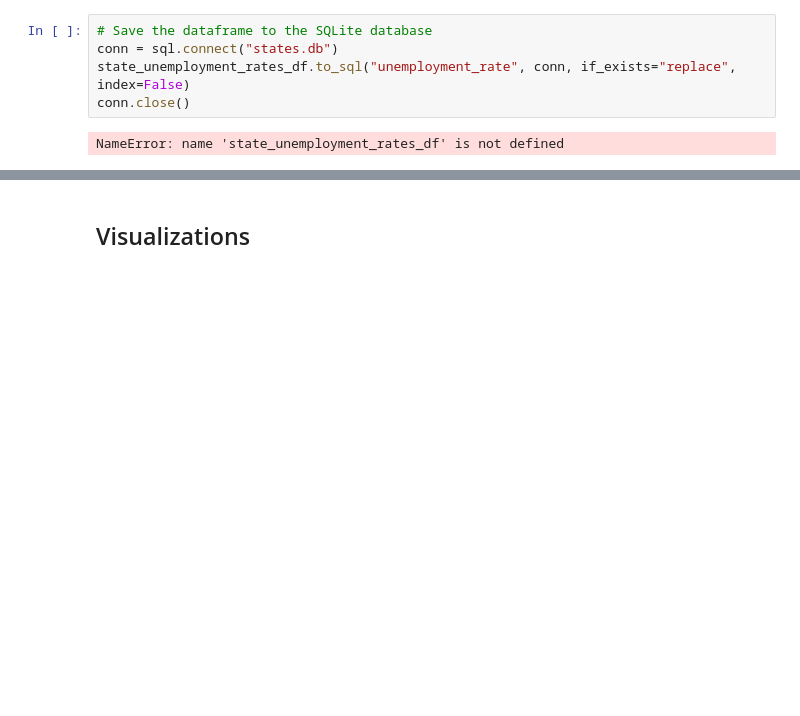
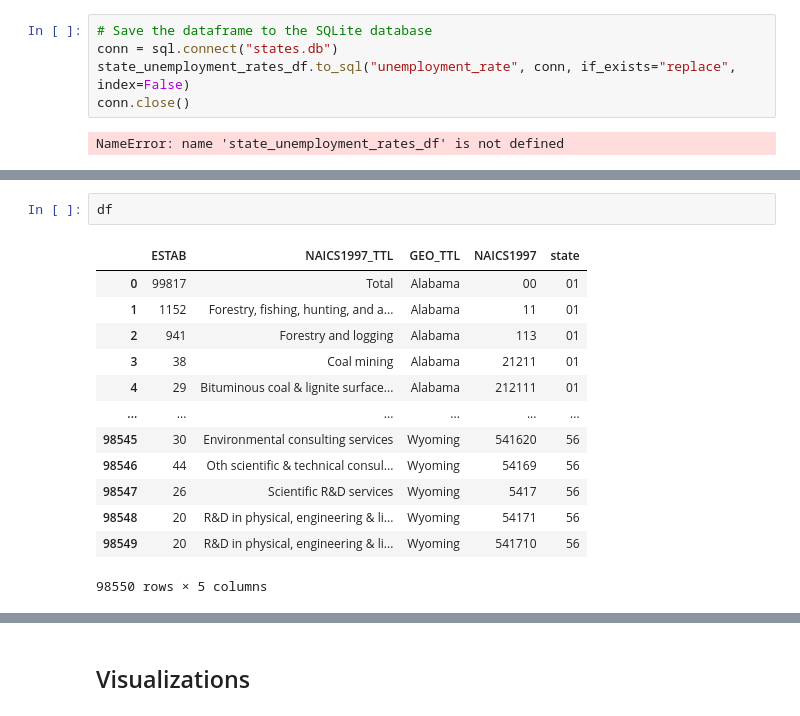
Before and after one commit to SebastianSeljak/PIC16B_Econ, a Jupyter notebook: dataset.ipynb, the cells around one changed output, grey strips where cells are left out. Cells and saved outputs as stored; diff of their text form; blank space fills up the shorter version.

```diff
--- a/dataset.ipynb
+++ b/dataset.ipynb
@@ -290,0 +339,16 @@ NameError: name 'state_unemployment_rates_df' is not defined
+# %%
+df
+# %% [output]
+|  | ESTAB | NAICS1997_TTL | GEO_TTL | NAICS1997 | state |
+| 0 | 99817 | Total | Alabama | 00 | 01 |
+| 1 | 1152 | Forestry, fishing, hunting, and a... | Alabama | 11 | 01 |
+| 2 | 941 | Forestry and logging | Alabama | 113 | 01 |
+| 3 | 38 | Coal mining | Alabama | 21211 | 01 |
+| 4 | 29 | Bituminous coal & lignite surface... | Alabama | 212111 | 01 |
+| ... | ... | ... | ... | ... | ... |
+| 98545 | 30 | Environmental consulting services | Wyoming | 541620 | 56 |
+| 98546 | 44 | Oth scientific & technical consul... | Wyoming | 54169 | 56 |
+| 98547 | 26 | Scientific R&D services | Wyoming | 5417 | 56 |
+| 98548 | 20 | R&D in physical, engineering & li... | Wyoming | 54171 | 56 |
+| 98549 | 20 | R&D in physical, engineering & li... | Wyoming | 541710 | 56 |
+98550 rows × 5 columns
```
Also changed, not shown: parts of 23 cells of this notebook, 20 other files.
